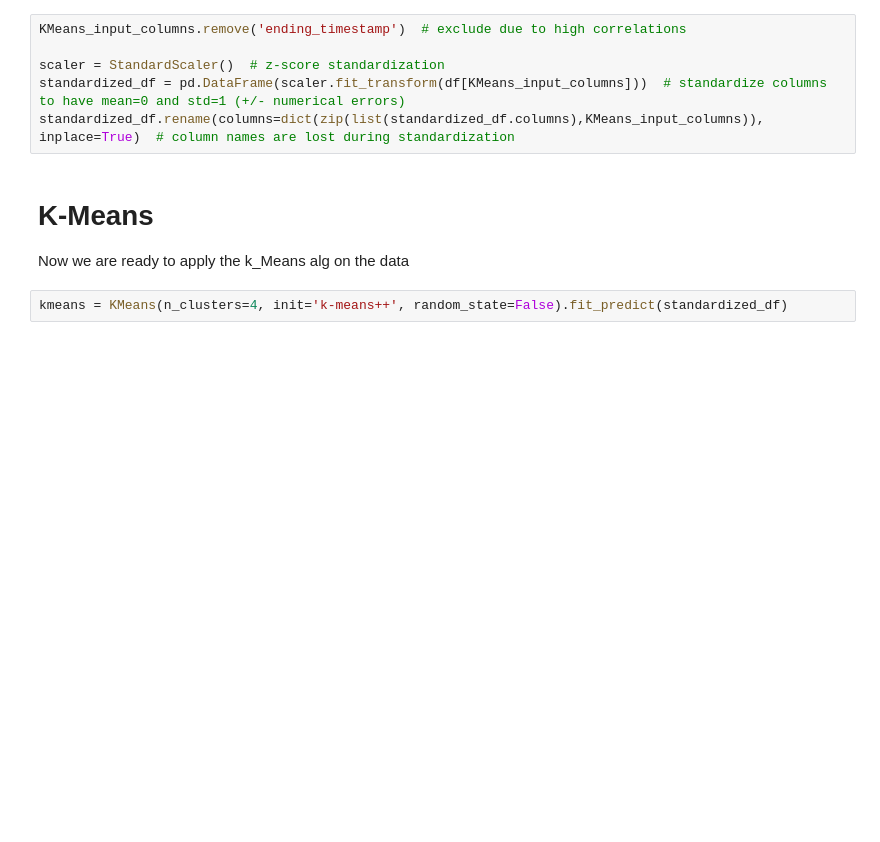
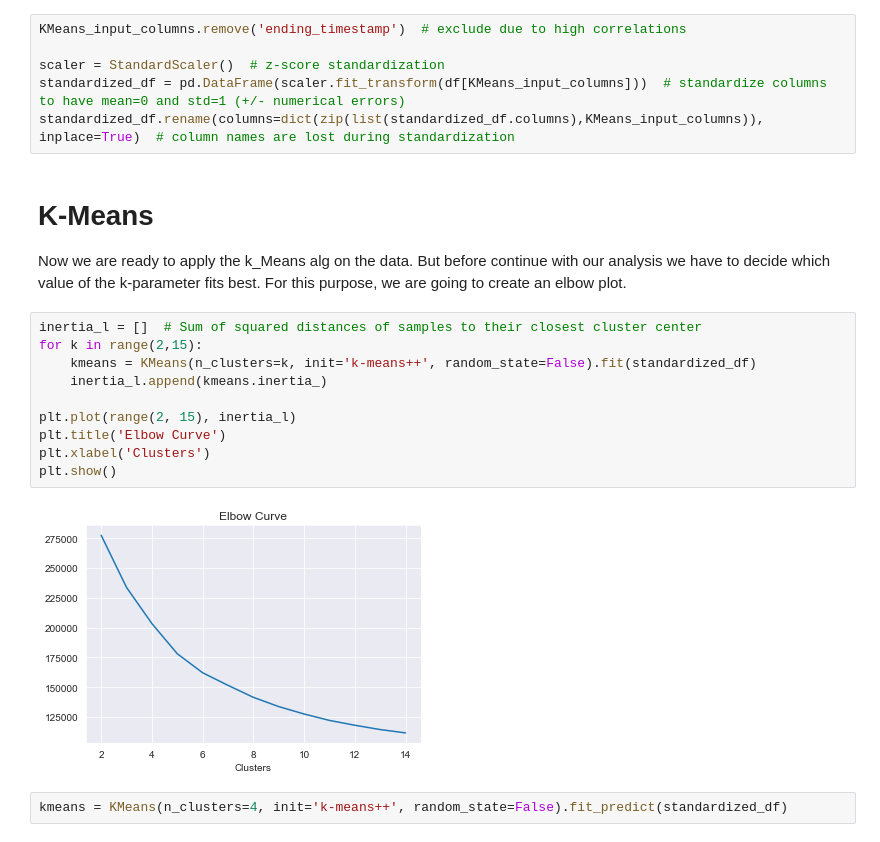
Before and after one commit to neuhart/Doing_DataScience_SS22, a Jupyter notebook: Clustering_p.ipynb, the cells around one changed output. Drawn from its saved outputs; the diff is of its cells as text; blank space fills up the shorter version.

```diff
--- a/Clustering_p.ipynb
+++ b/Clustering_p.ipynb
@@ -50,7 +50,19 @@ standardized_df = pd.DataFrame(scaler.fit_transform(df[KMeans_input_columns]))
 standardized_df.rename(columns=dict(zip(list(standardized_df.columns),KMeans_input_columns)), inplace=True)  # column names are lost during standardization
 # %% [markdown]
 # K-Means
-Now we are ready to apply the k_Means alg on the data
+Now we are ready to apply the k_Means alg on the data. But before continue with our analysis we have to decide which value of the k-parameter fits best. For this purpose, we are going to create an elbow plot.
+# %%
+inertia_l = []  # Sum of squared distances of samples to their closest cluster center
+for k in range(2,15):
+    kmeans = KMeans(n_clusters=k, init='k-means++', random_state=False).fit(standardized_df)
+    inertia_l.append(kmeans.inertia_)
+
+plt.plot(range(2, 15), inertia_l)
+plt.title('Elbow Curve')
+plt.xlabel('Clusters')
+plt.show()
+# %% [output]
+[figure, added]
 # %%
 kmeans = KMeans(n_clusters=4, init='k-means++', random_state=False).fit_predict(standardized_df)
 # %%
```
